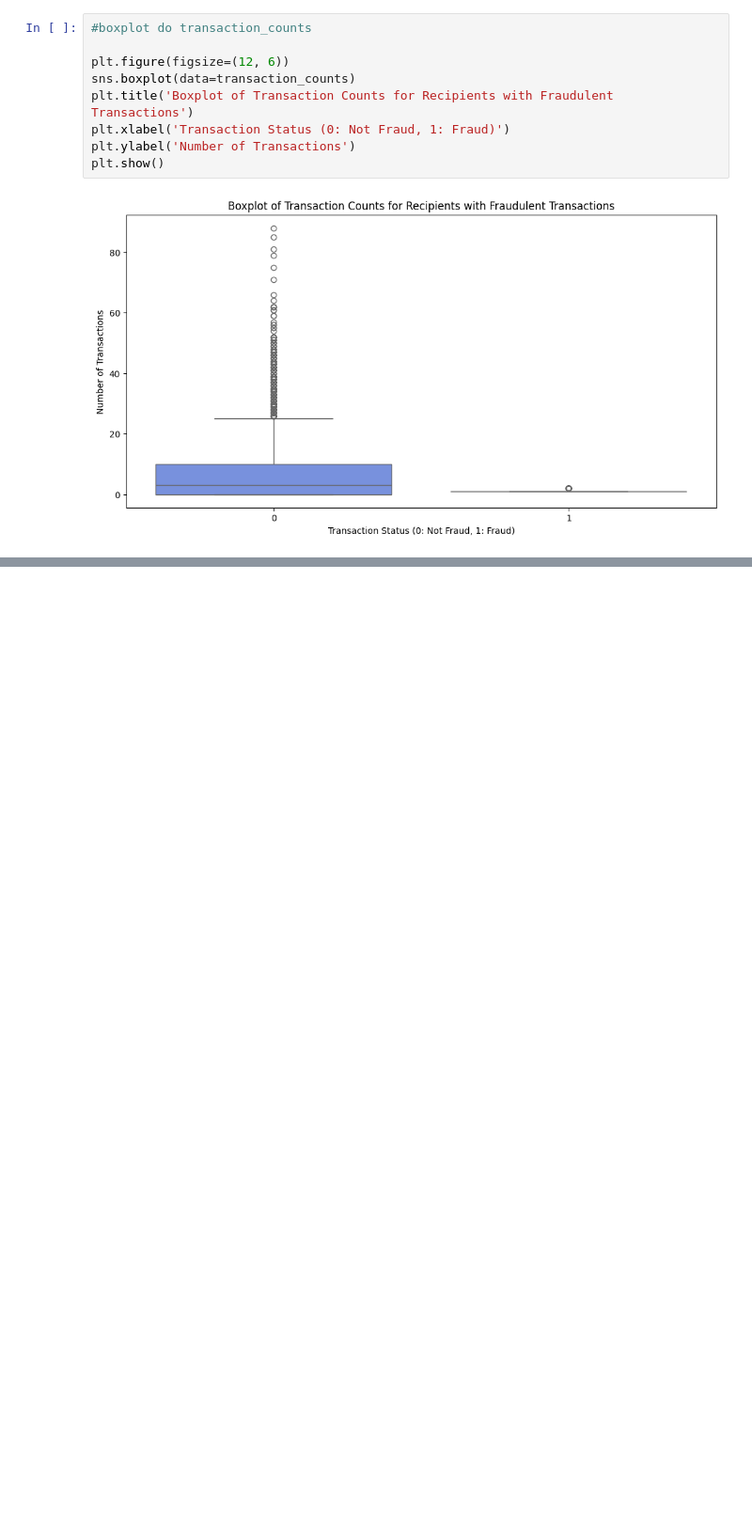
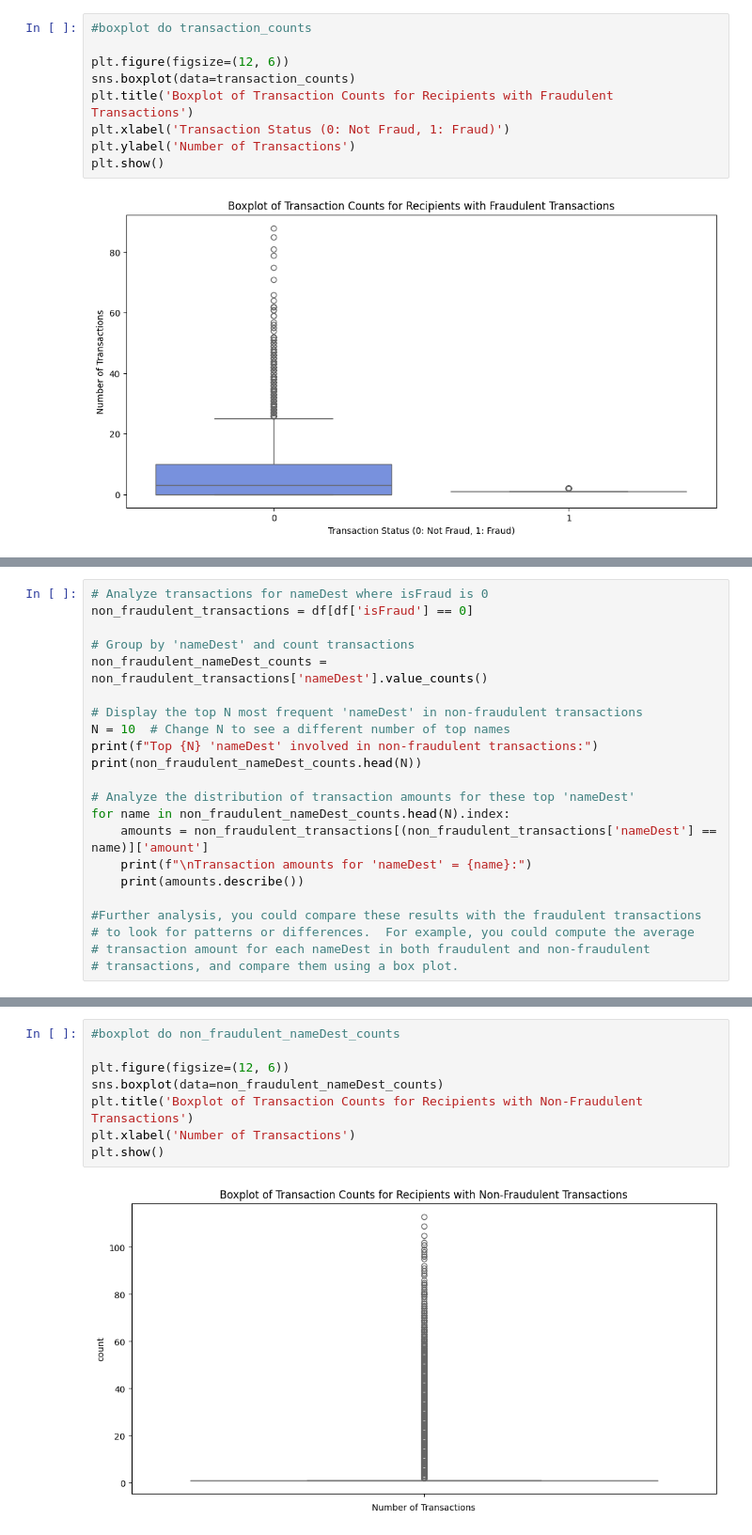
Before and after one commit to viktoruebelhart/analyzing-financial-fraud, a Jupyter notebook: analyzing_financial_fraud.ipynb, the cells around one changed output, grey strips where cells are left out. Shown at 94% size. Cells and saved outputs as stored; diff of their text form; blank space fills up the shorter version.

```diff
--- a/analyzing_financial_fraud.ipynb
+++ b/analyzing_financial_fraud.ipynb
@@ -613,0 +637,22 @@ plt.show()
+# %%
+# Analyze transactions for nameDest where isFraud is 0
+non_fraudulent_transactions = df[df['isFraud'] == 0]
+
+# Group by 'nameDest' and count transactions
+non_fraudulent_nameDest_counts = non_fraudulent_transactions['nameDest'].value_counts()
+
+# Display the top N most frequent 'nameDest' in non-fraudulent transactions
+N = 10  # Change N to see a different number of top names
+print(f"Top {N} 'nameDest' involved in non-fraudulent transactions:")
+print(non_fraudulent_nameDest_counts.head(N))
+
+# Analyze the distribution of transaction amounts for these top 'nameDest'
+for name in non_fraudulent_nameDest_counts.head(N).index:
+    amounts = non_fraudulent_transactions[(non_fraudulent_transactions['nameDest'] == name)]['amount']
+    print(f"\nTransaction amounts for 'nameDest' = {name}:")
+    print(amounts.describe())
+
+#Further analysis, you could compare these results with the fraudulent transactions
+# to look for patterns or differences.  For example, you could compute the average
+# transaction amount for each nameDest in both fraudulent and non-fraudulent
+# transactions, and compare them using a box plot.
@@ -613,0 +695,10 @@ plt.show()
+# %%
+#boxplot do non_fraudulent_nameDest_counts
+
+plt.figure(figsize=(12, 6))
+sns.boxplot(data=non_fraudulent_nameDest_counts)
+plt.title('Boxplot of Transaction Counts for Recipients with Non-Fraudulent Transactions')
+plt.xlabel('Number of Transactions')
+plt.show()
+# %% [output]
+[figure, added]
```
Also changed, not shown: parts of 6 cells of this notebook.
